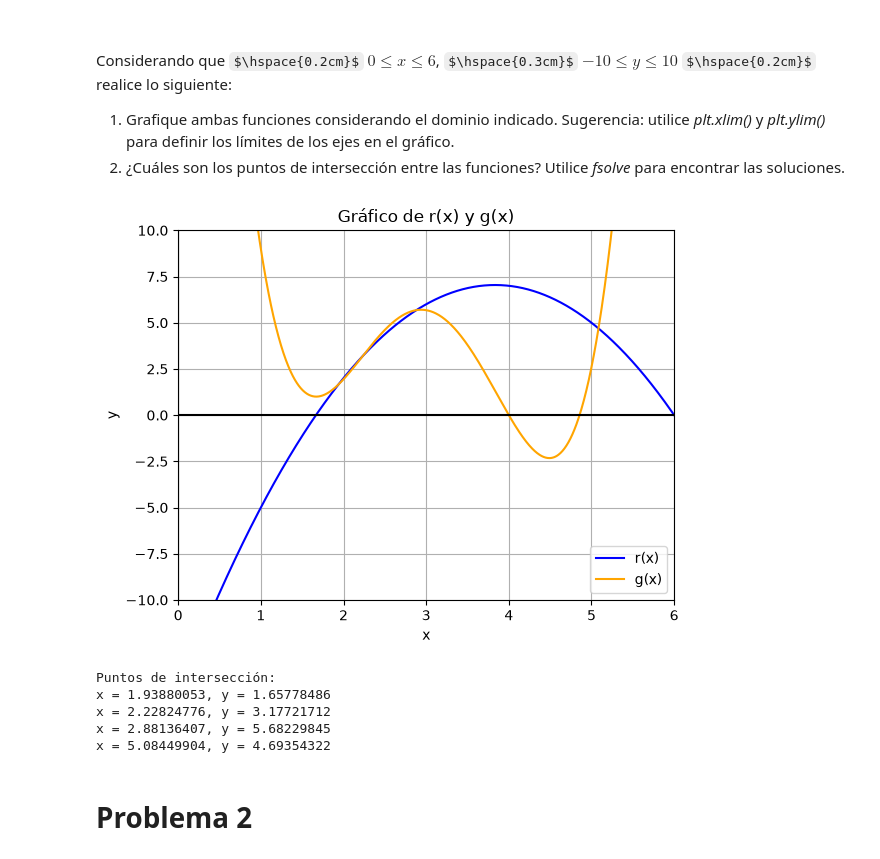
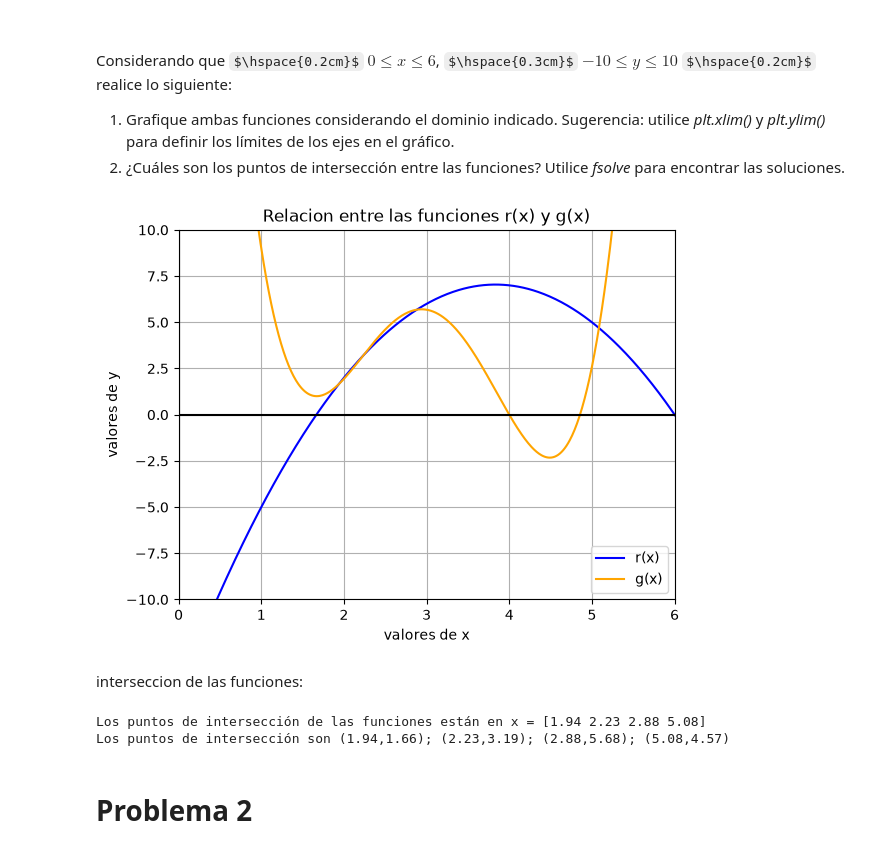
Before and after one commit to axbrogi23/matematica-aplicada-1, a Jupyter notebook: G3_Aplicaciones_de_funciones.ipynb, the cells around one changed output. Cells and saved outputs as stored; diff of their text form; code cells hidden in the pictures; some formulas as TeX source.

```diff
--- a/G3_Aplicaciones_de_funciones.ipynb
+++ b/G3_Aplicaciones_de_funciones.ipynb
@@ -17,54 +17,50 @@ Considerando que $\hspace{0.2cm}$ $0 \leq x \leq 6$, $\hspace{0.3cm}$  $-10 \leq
 # %%
 #1 graficar ambas funciones considerando el intervalo [0,6] y el rango [-10,10]
 
 import numpy as np
 import matplotlib.pyplot as plt
 
 def r(x):
     return -1.5*x**2 + 11.5*x - 15
 
 def g(x):
     return 1.58*x**4 - 19.17*x**3 + 80.92*x**2 - 139.33*x + 85
 
-x = np.linspace(0, 6, 1000)
+x = np.arange(0, 50, 0.01)
 
 plt.plot(x, r(x), label='r(x)', color='blue')
 plt.plot(x, g(x), label='g(x)', color='orange')
 
-plt.title('Gráfico de r(x) y g(x)')
+plt.title('Relacion entre las funciones r(x) y g(x)')
 plt.ylabel('valores de y')
 plt.xlabel('valores de x')
 plt.legend()
 plt.grid()
 plt.xlim(0, 6)
 plt.ylim(-10, 10)
 plt.axhline(0, color='black')
 plt.axvline(0, color='black')
 plt.show()
 # %% [output]
-[figure, old version]
+[figure, new version]
-# %%
-#2 puntos de interseccion entre las funciones, utilizar fsolve para encontrar las soluciones
-from scipy.optimize import fsolve
-
-# Resolver r(x) = g(x)
-def ecuacion(x):
-    return r(x) - g(x)
-
-# Suposiciones iniciales para encontrar cada raiz
-x0 = [1.5, 2.2, 2.8, 5.0]
-soluciones = fsolve(ecuacion, x0)
-
-print('Puntos de intersección:')
-for x in soluciones:
-    y = r(x)
-    print(f'x = {x:.8f}, y = {y:.8f}')
-# %% [output]
-Puntos de intersección:
-x = 1.93880053, y = 1.65778486
-x = 2.22824776, y = 3.17721712
-x = 2.88136407, y = 5.68229845
-x = 5.08449904, y = 4.69354322
+# %% [markdown]
+interseccion de las funciones:
+# %%
+import numpy as np
+from scipy.optimize import fsolve
+
+def f(x):
+    return g(x) - r(x)
+
+xo = np.linspace(0, 15, 15)
+solucion = np.around(fsolve(f, xo), decimals = 2)
+interseccion = np.unique(solucion)
+
+print(f'Los puntos de intersección de las funciones están en x = {interseccion}')
+print(f'Los puntos de intersección son (1.94,{round(g(1.94),2)}); (2.23,{round(g(2.23),2)}); (2.88,{round(g(2.88),2)}); (5.08,{round(g(5.08),2)})')
+# %% [output]
+Los puntos de intersección de las funciones están en x = [1.94 2.23 2.88 5.08]
+Los puntos de intersección son (1.94,1.66); (2.23,3.19); (2.88,5.68); (5.08,4.57)
 # %% [markdown]
 # Problema 2
 # %% [markdown]
```
Also changed, not shown: parts of 5 cells of this notebook.
